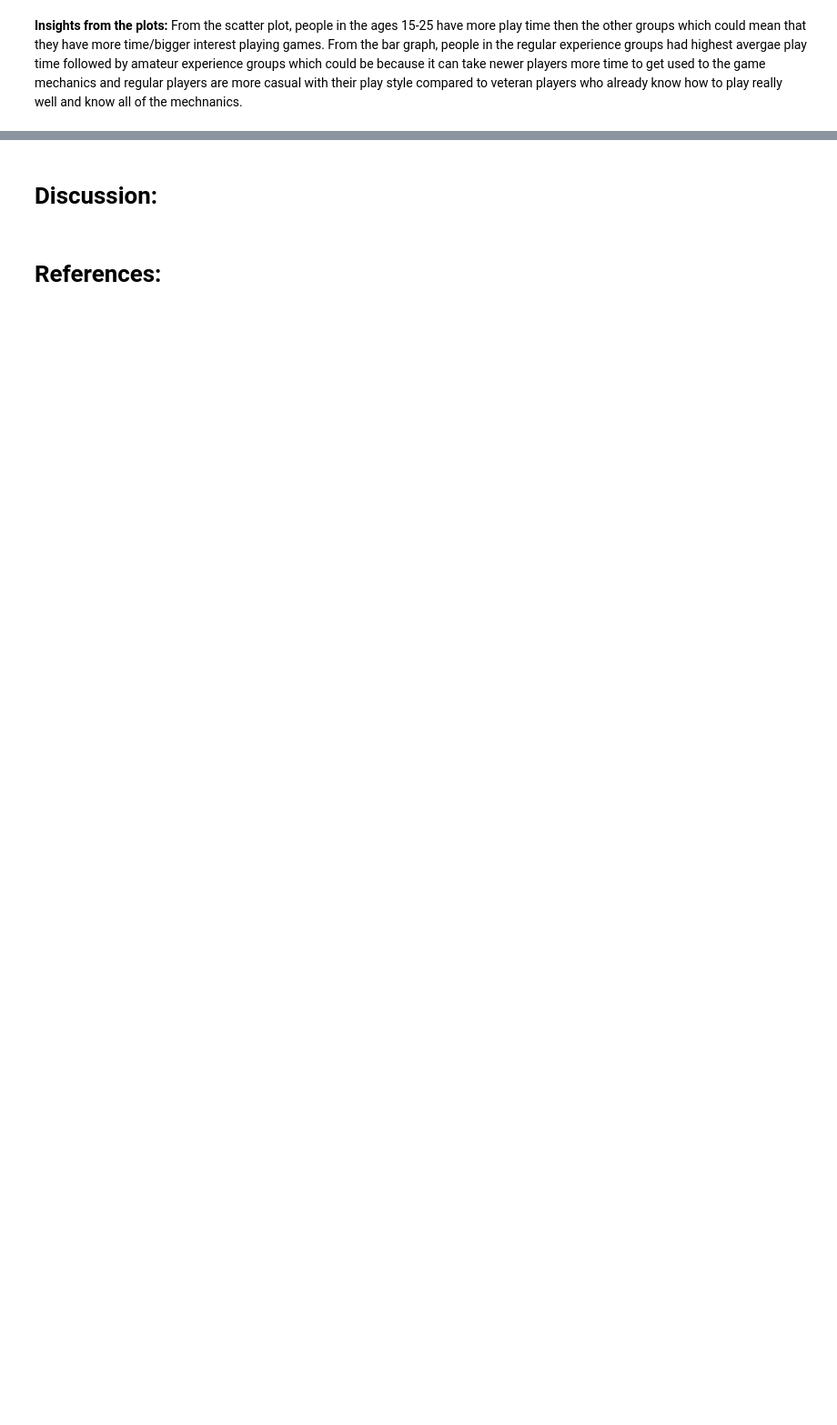
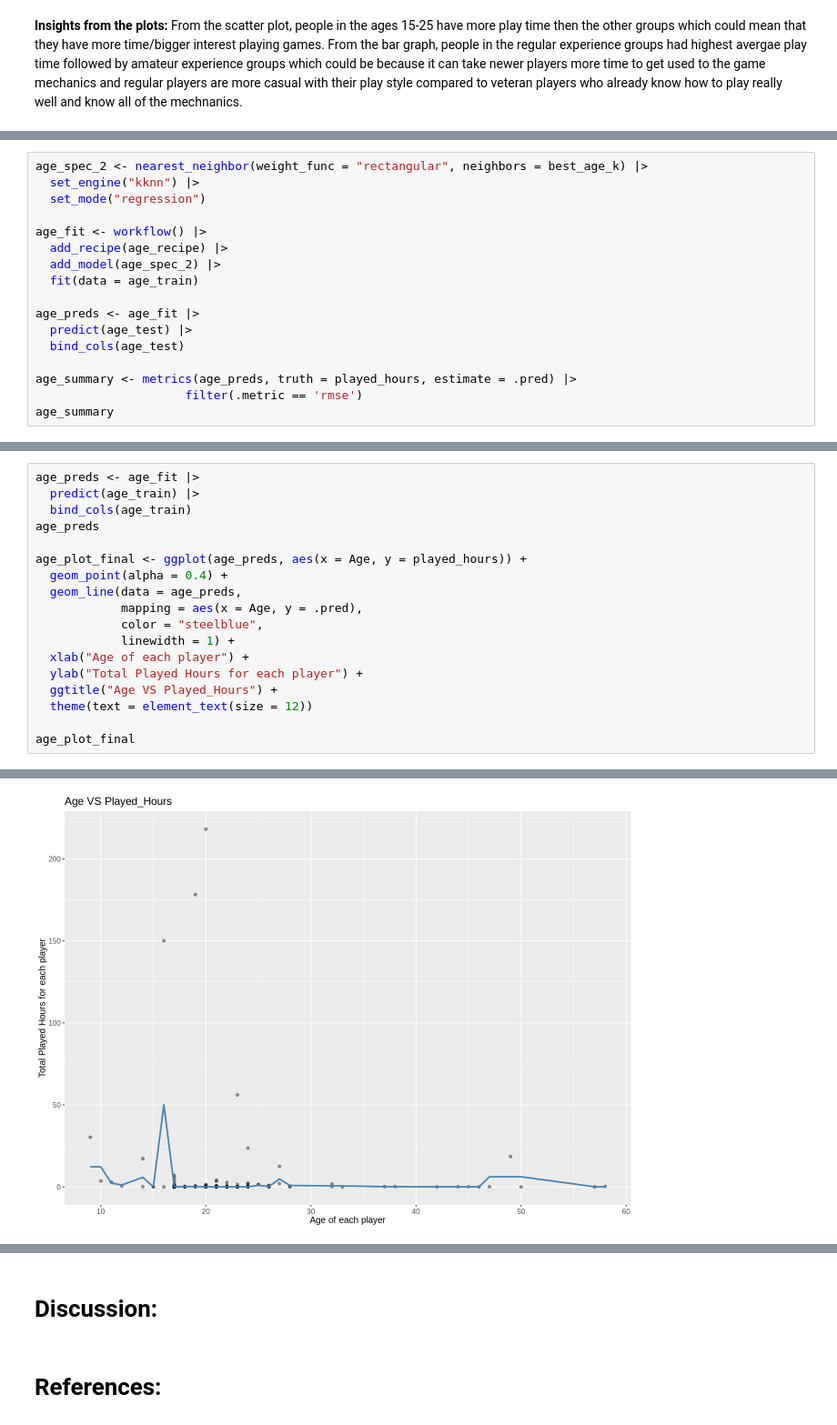
Before and after one commit to iSqlqmi/dsci_100_group_project, a Jupyter notebook: project_final_report.ipynb, the cells around one changed output, grey strips where cells are left out. Shown at 91% size. Saved outputs shown, nothing was run; the diff lists cells and outputs as text; blank space fills up the shorter version.

Commit message:
added prediction analysis for the age and experience compared to played_hours

```diff
--- a/project_final_report.ipynb
+++ b/project_final_report.ipynb
@@ -232,0 +425,17 @@ A tibble: 5 × 2
+# %%
+age_spec_2 <- nearest_neighbor(weight_func = "rectangular", neighbors = best_age_k) |>
+  set_engine("kknn") |>
+  set_mode("regression")
+
+age_fit <- workflow() |>
+  add_recipe(age_recipe) |>
+  add_model(age_spec_2) |>
+  fit(data = age_train)
+
+age_preds <- age_fit |>
+  predict(age_test) |>
+  bind_cols(age_test)
+
+age_summary <- metrics(age_preds, truth = played_hours, estimate = .pred) |>
+                     filter(.metric == 'rmse')
+age_summary
@@ -232,0 +447,19 @@ A tibble: 5 × 2
+# %%
+age_preds <- age_fit |>
+  predict(age_train) |>
+  bind_cols(age_train)
+age_preds
+
+age_plot_final <- ggplot(age_preds, aes(x = Age, y = played_hours)) +
+  geom_point(alpha = 0.4) +
+  geom_line(data = age_preds,
+            mapping = aes(x = Age, y = .pred),
+            color = "steelblue",
+            linewidth = 1) +
+  xlab("Age of each player") +
+  ylab("Total Played Hours for each player") +
+  ggtitle("Age VS Played_Hours") +
+  theme(text = element_text(size = 12))
+
+age_plot_final
+# %% [output]
@@ -232,0 +476 @@ A tibble: 5 × 2
+[figure, added]
```
Also changed, not shown: parts of 20 cells of this notebook.
